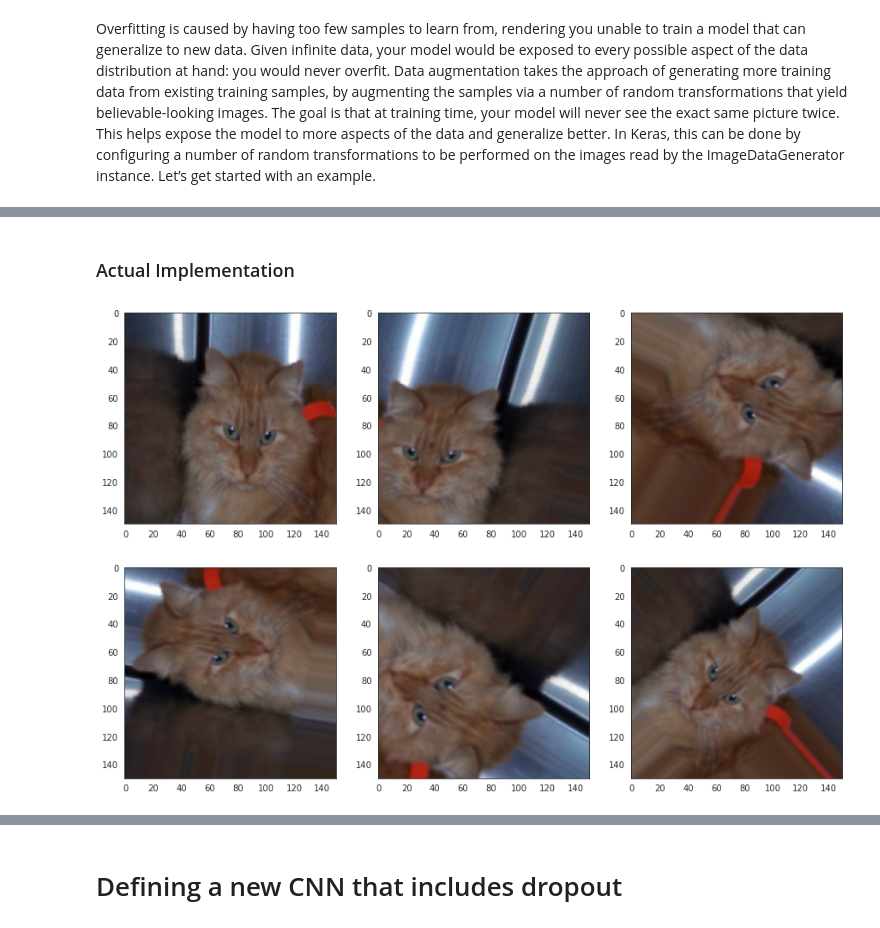
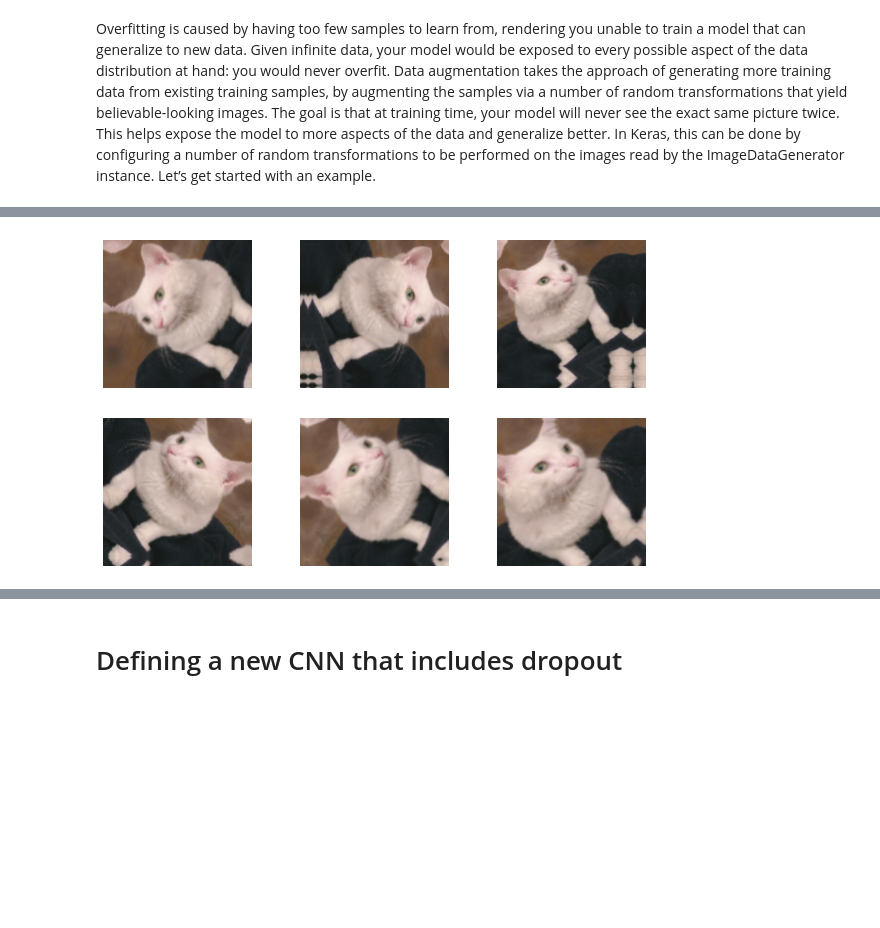
Before and after one commit to aim-msds/msds2022-ml3, a Jupyter notebook: notebooks/03_CNN_Data_Augmentation_Preprocessing/03_CNN_Data_Augmentation_Preprocessing_msds2023.ipynb, the cells around one changed output, grey strips where cells are left out. Saved outputs shown, nothing was run; the diff lists cells and outputs as text; code cells hidden in the pictures; blank space fills up the shorter version.

Commit message:
Updated data augmentation notebook

```diff
--- a/notebooks/03_CNN_Data_Augmentation_Preprocessing/03_CNN_Data_Augmentation_Preprocessing_msds2023.ipynb
+++ b/notebooks/03_CNN_Data_Augmentation_Preprocessing/03_CNN_Data_Augmentation_Preprocessing_msds2023.ipynb
@@ -347,2 +354,13 @@ datagen = ImageDataGenerator(
+# %%
+data_augmentation = keras.Sequential(
+    [
+        layers.RandomFlip(mode="horizontal"),
+        layers.RandomRotation(factor=0.2),
+        layers.RandomZoom(height_factor=0.2),
+        layers.RandomTranslation(
+            width_factor=0.1, height_factor=0.1
+        ),
+    ]
+)
 # %% [markdown]
 # Displaying some randomly augmented training images
@@ -354,29 +368,14 @@ Let’s look at the augmented images (*see below*). First, the **cheat sheet**:
-# %% [markdown]
-### Actual Implementation
-# %%
-from keras.preprocessing import image
-from glob import glob
-fnames = glob(os.path.join(train_cats_dir, '*'))
-
-# initialize plot settings
-sns.set_style('white') # resets the plotting style
-fig, axes = plt.subplots(2, 3, figsize=(15, 10))
-axes = axes.flatten()
-
-# test image
-img_path = fnames[11]
-img = image.load_img(img_path, target_size=(150, 150))
-axes[0].imshow(img) # plot original image
-
-x = image.img_to_array(img)
-x = x.reshape((1,) + x.shape)
-for index, batch in enumerate(datagen.flow(x, batch_size=1)):
-    axes[index+1].imshow(image.array_to_img(batch[0]))
-    if index==4:
-        break
-plt.show()
-# %% [output]
-[figure, removed]
+# %%
+plt.figure(figsize=(10, 6))
+for images, _ in train_dataset.take(1):
+    for i in range(6):
+        augmented_images = data_augmentation(images)
+        ax = plt.subplot(2, 3, i + 1)
+        plt.imshow(augmented_images[0].numpy().astype("uint8"))
+        plt.axis("off")
+    break # can continue this loop for all images in the batch
+# %% [output]
+[figure, added]
 # %% [markdown]
 If you train a new network using this data-augmentation configuration, the network will never see the same input twice (very low probability). But the inputs it sees are still heavily intercorrelated, because they come from a small number of original images—you can’t produce new information, you can only remix existing information. As such, this may not be enough to completely get rid of overfitting.
 
```
Also changed, not shown: parts of 11 cells of this notebook, 5 other files.
